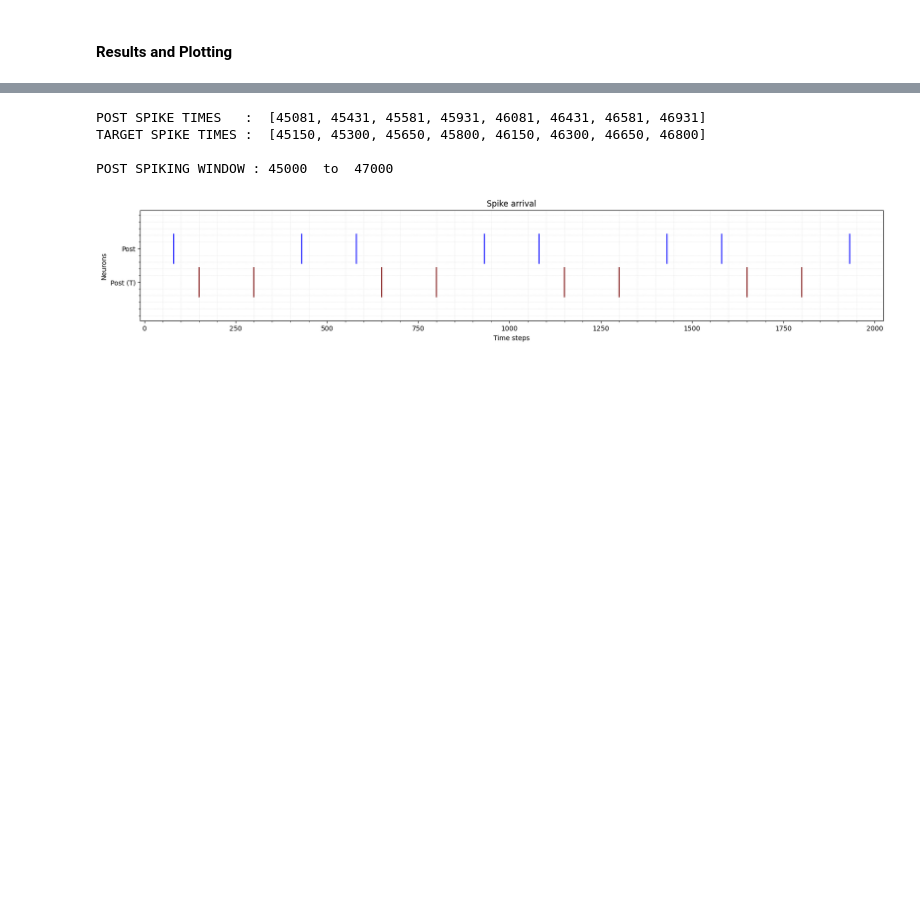
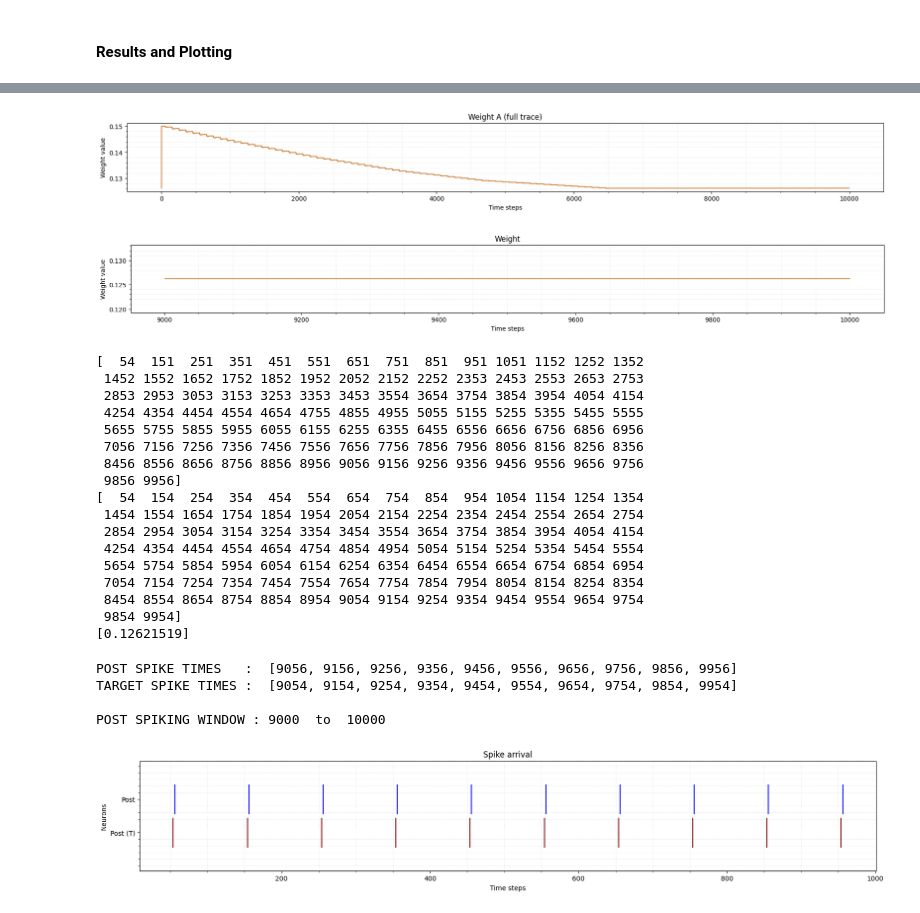
Before and after one commit to lava-nc/lava, a Jupyter notebook: tutorials/in_depth/three_factor_learning/tutorial11_SuperSpike_DoubleExponential.ipynb, the cells around one changed output, grey strips where cells are left out. Cells and saved outputs as stored; diff of their text form; code cells hidden in the pictures; blank space fills up the shorter version.

```diff
--- a/tutorials/in_depth/three_factor_learning/tutorial11_SuperSpike_DoubleExponential.ipynb
+++ b/tutorials/in_depth/three_factor_learning/tutorial11_SuperSpike_DoubleExponential.ipynb
@@ -223,3 +245,41 @@ plot_time_series(time=time,
+# %%
+plot_time_series(time=time,
+                 time_series=weights,
+                 ylabel="Weight value",
+                 title="Weight A (full trace)",
+                 figsize=(22, 2),
+                 color='peru')
+
+plot_time_series(time=time[(num_steps-1000):num_steps],
+                 time_series=weights[starting:ending],
+                 ylabel="Weight value",
+                 title="Weight",
+                 figsize=(22, 2),
+                 color='peru')
+
+print(np.where(post_spikes[:, 0])[0])
+print(np.where(np.tile(spikes_raster_post_target[0], num_rounds))[0])
+print(weights[num_steps-1])
+# %% [output]
+[figure, added]
+[figure, added]
+[  54  151  251  351  451  551  651  751  851  951 1051 1152 1252 1352
+ 1452 1552 1652 1752 1852 1952 2052 2152 2252 2353 2453 2553 2653 2753
+ 2853 2953 3053 3153 3253 3353 3453 3554 3654 3754 3854 3954 4054 4154
+ 4254 4354 4454 4554 4654 4755 4855 4955 5055 5155 5255 5355 5455 5555
+ 5655 5755 5855 5955 6055 6155 6255 6355 6455 6556 6656 6756 6856 6956
+ 7056 7156 7256 7356 7456 7556 7656 7756 7856 7956 8056 8156 8256 8356
+ 8456 8556 8656 8756 8856 8956 9056 9156 9256 9356 9456 9556 9656 9756
+ 9856 9956]
+[  54  154  254  354  454  554  654  754  854  954 1054 1154 1254 1354
+ 1454 1554 1654 1754 1854 1954 2054 2154 2254 2354 2454 2554 2654 2754
+ 2854 2954 3054 3154 3254 3354 3454 3554 3654 3754 3854 3954 4054 4154
+ 4254 4354 4454 4554 4654 4754 4854 4954 5054 5154 5254 5354 5454 5554
+ 5654 5754 5854 5954 6054 6154 6254 6354 6454 6554 6654 6754 6854 6954
+ 7054 7154 7254 7354 7454 7554 7654 7754 7854 7954 8054 8154 8254 8354
+ 8454 8554 8654 8754 8854 8954 9054 9154 9254 9354 9454 9554 9654 9754
+ 9854 9954]
+[0.12621519]
 # %%
 # starting and ending time steps
 # for targeted plotting
@@ -228,6 +288,6 @@ ending = 47000
 # %%
 pre_spikes_output = []
-pre_spike_output_range = np.where(pre_spikes[:, 0])[0]
+pre_spike_output_range = np.where(pre_spikes_neuronA[:, 0])[0]
 for po in pre_spike_output_range:
     if po in range(starting, ending+1):
         pre_spikes_output.append(po)
@@ -247,18 +307,15 @@ for to in target_spike_output:
 print("POST SPIKE TIMES   : ", post_spikes_output)
 print("TARGET SPIKE TIMES : ", target_spike, "\n")
 
-#print("FIRST POST AND TARGET SPIKE DIFF : ", target_spike[0] - post_spikes_output[0])
-#print("POST SPIKES PAIR DIFF            : ", post_spikes_output[2] - post_spikes_output[1], "\n")
-
 # Plot spikes
 print("POST SPIKING WINDOW :", starting, " to ", ending)
-plot_spikes(spikes=[np.where(np.tile(spikes_raster_post_target[0], int(len(target_spike)/2)))[0], np.where(post_spikes[starting:ending, 0])[0]],
+plot_spikes(spikes=[np.where(np.tile(spikes_raster_post_target[0], int(len(target_spike))))[0], np.where(post_spikes[starting:ending, 0])[0]],
             legend=['Post (T)', 'Post'],
             colors=["maroon", 'blue'],
             )
 # %% [output]
-POST SPIKE TIMES   :  [45081, 45431, 45581, 45931, 46081, 46431, 46581, 46931]
-TARGET SPIKE TIMES :  [45150, 45300, 45650, 45800, 46150, 46300, 46650, 46800]
+POST SPIKE TIMES   :  [9056, 9156, 9256, 9356, 9456, 9556, 9656, 9756, 9856, 9956]
+TARGET SPIKE TIMES :  [9054, 9154, 9254, 9354, 9454, 9554, 9654, 9754, 9854, 9954]
 
-POST SPIKING WINDOW : 45000  to  47000
+POST SPIKING WINDOW : 9000  to  10000
-[figure, old version]
+[figure, new version]
```
Also changed, not shown: parts of 15 cells of this notebook, 1 other file.
